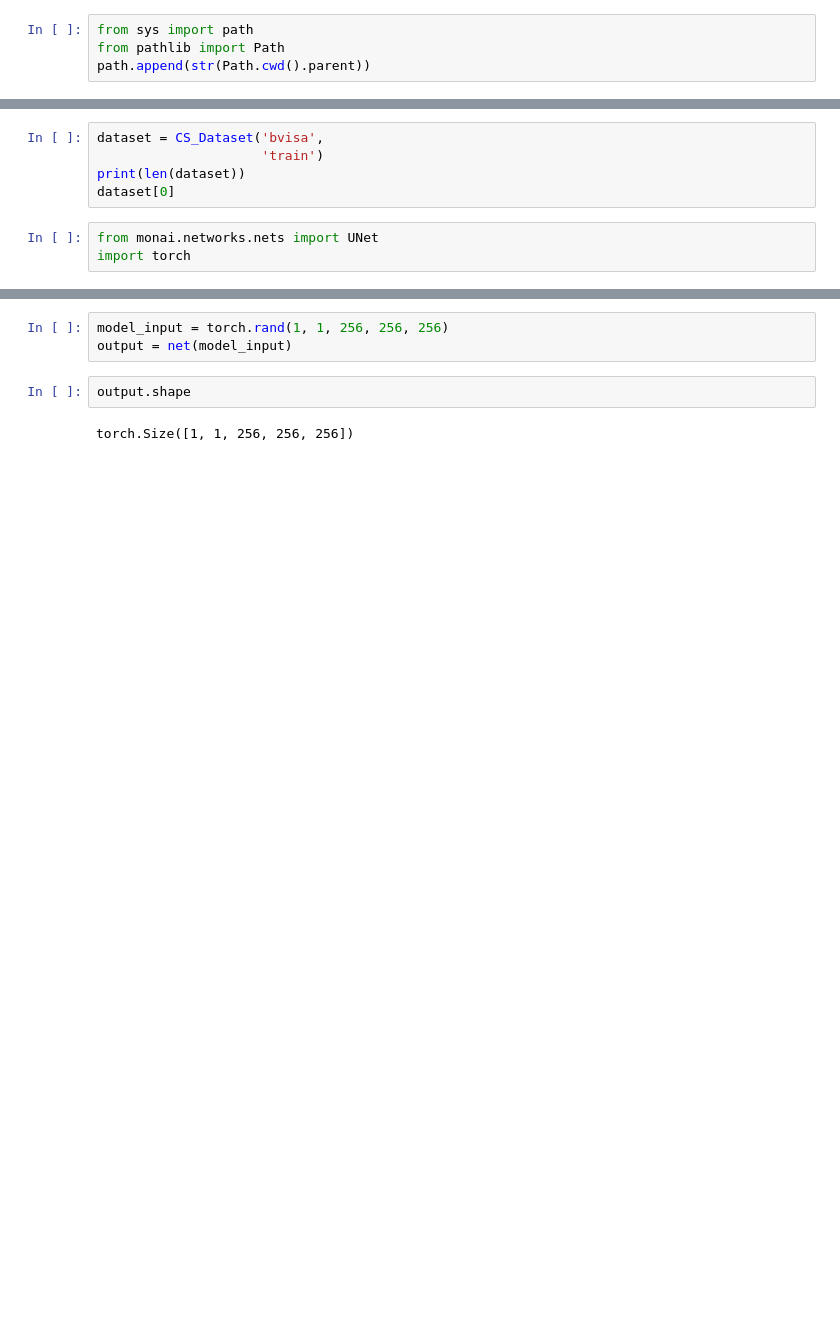
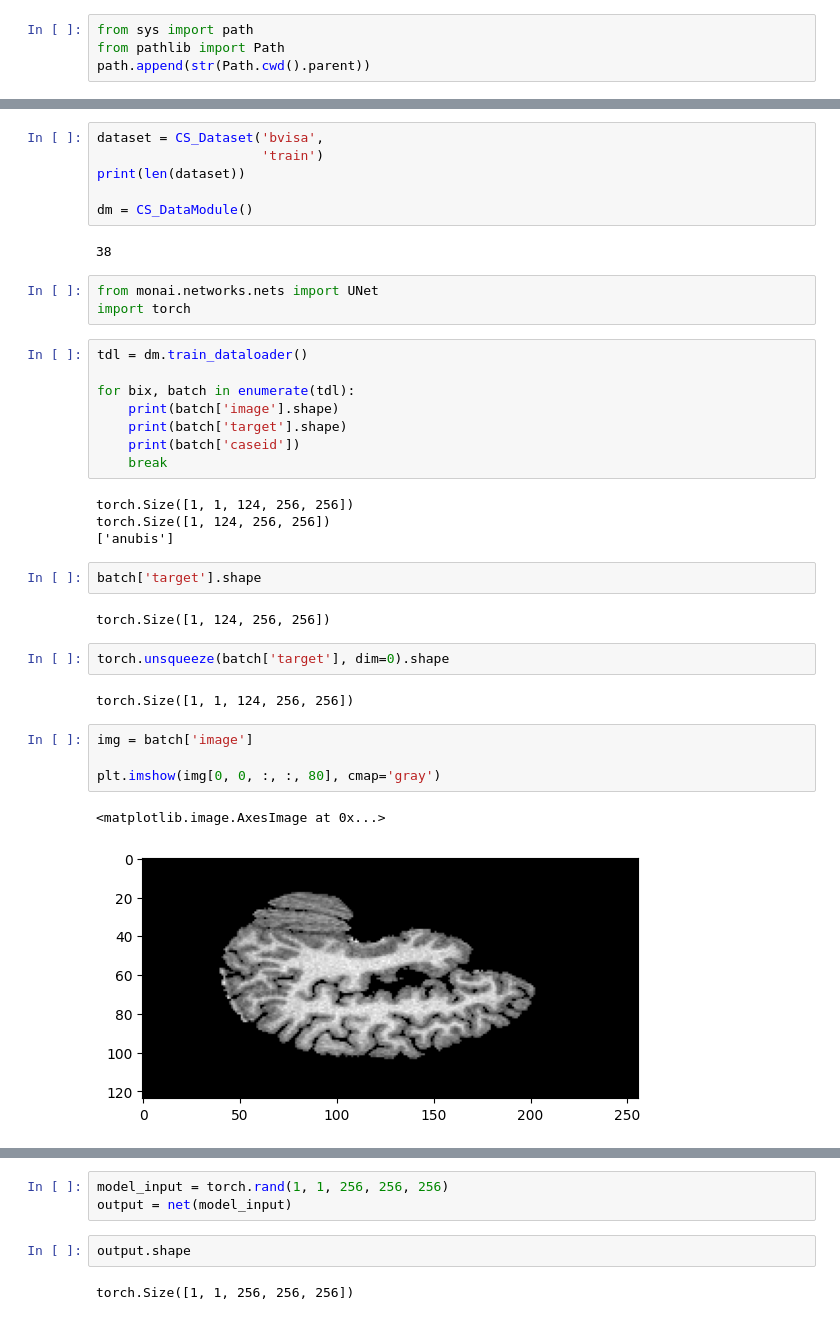
Before and after one commit to Vivikar/central-sulcus-analysis, a Jupyter notebook: notebooks/2_DatasetLoader.ipynb, the cells around one changed output, grey strips where cells are left out. Saved outputs shown, nothing was run; the diff lists cells and outputs as text; blank space fills up the shorter version.

Commit message:
first attempt on the model training working

```diff
--- a/notebooks/2_DatasetLoader.ipynb
+++ b/notebooks/2_DatasetLoader.ipynb
@@ -15,10 +15,40 @@ from tqdm import tqdm
 dataset = CS_Dataset('bvisa',
                      'train')
 print(len(dataset))
-dataset[0]
+
+dm = CS_DataModule()
+# %% [output]
+38
 # %%
 from monai.networks.nets import UNet
 import torch
+# %%
+tdl = dm.train_dataloader()
+
+for bix, batch in enumerate(tdl):
+    print(batch['image'].shape)
+    print(batch['target'].shape)
+    print(batch['caseid'])
+    break
+# %% [output]
+torch.Size([1, 1, 124, 256, 256])
+torch.Size([1, 124, 256, 256])
+['anubis']
+# %%
+batch['target'].shape
+# %% [output]
+torch.Size([1, 124, 256, 256])
+# %%
+torch.unsqueeze(batch['target'], dim=0).shape
+# %% [output]
+torch.Size([1, 1, 124, 256, 256])
+# %%
+img = batch['image']
+
+plt.imshow(img[0, 0, :, :, 80], cmap='gray')
+# %% [output]
+<matplotlib.image.AxesImage at 0x...>
+[figure, added]
 # %%
 net = UNet(spatial_dims=3,
            in_channels=1,
```
Also changed, not shown: parts of 3 cells of this notebook, 6 other files.
